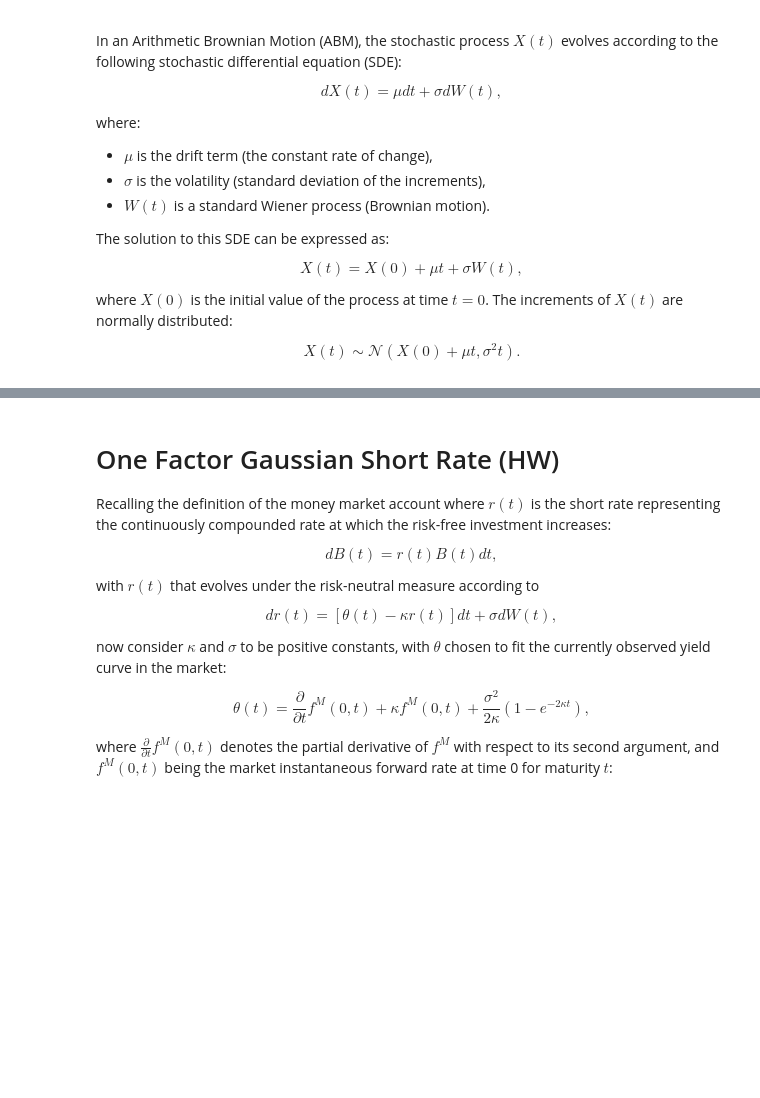
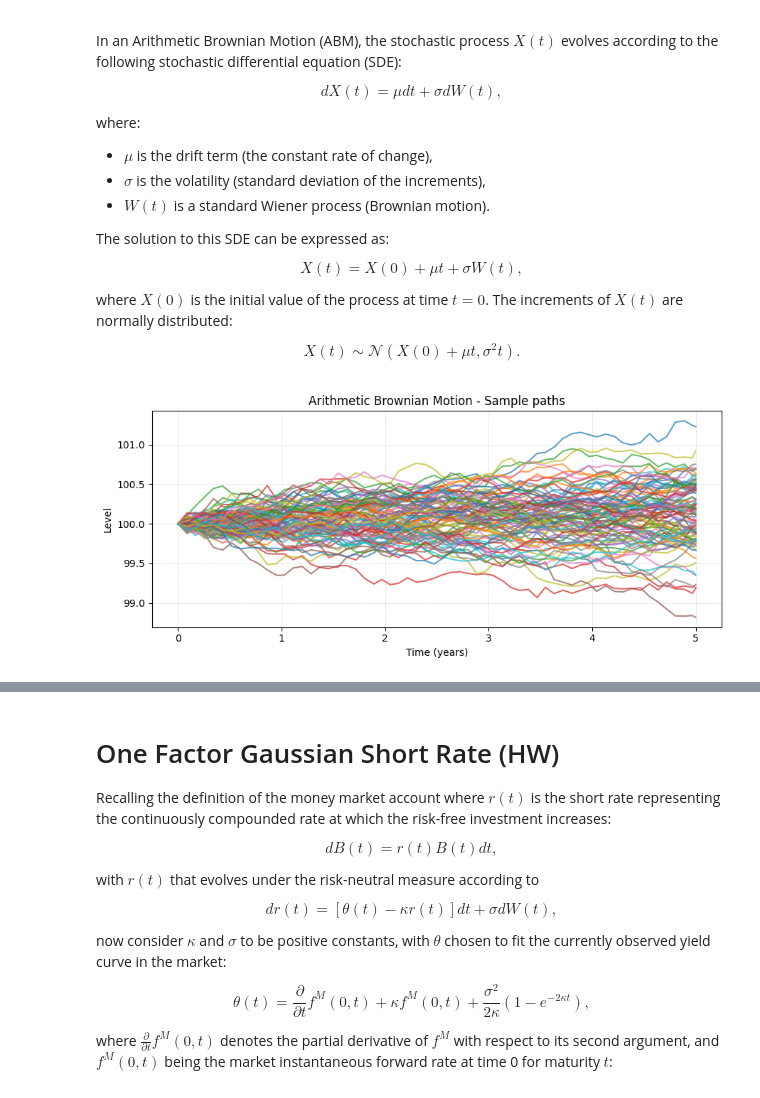
Before and after one commit to andrea220/tqPlayground, a Jupyter notebook: montecarlo.ipynb, the cells around one changed output, grey strips where cells are left out. Saved outputs shown, nothing was run; the diff lists cells and outputs as text; code cells hidden in the pictures; blank space fills up the shorter version.

```diff
--- a/montecarlo.ipynb
+++ b/montecarlo.ipynb
@@ -9,6 +6,0 @@ from datetime import date
-# %%
-tq.Settings.evaluation_date = date(2024, 7, 31)
-
-calendar = tq.TARGET()
-daycounter = tq.DayCounter(tq.DayCounterConvention.Actual360)
-evaluation_date = tq.Settings.evaluation_date
@@ -36,3 +7,13 @@ eur6m_index = tq.IborIndex(calendar, 6, tq.TimeUnit.Months, tq.Currency.EUR)
+# %%
+ref_date = tq.Settings.evaluation_date
+calendar = tq.TARGET()
+end_date = calendar.advance(ref_date, 5, tq.TimeUnit.Years, tq.BusinessDayConvention.ModifiedFollowing)
+
+
+schedule_gen = tq.ScheduleGenerator(calendar, tq.BusinessDayConvention.ModifiedFollowing)
+discretization_grid = schedule_gen.generate(ref_date, end_date, 1, tq.TimeUnit.Months)
+date_grid = tq.DateGrid(discretization_grid, tq.DayCounterConvention.ActualActual)
+time_grid = date_grid.times #[daycounter.year_fraction(ref_date, d) for d in discretization_grid]
 # %% [markdown]
 # Brownian Motion
 
@@ -58,3 +39,21 @@ where $X(0)$ is the initial value of the process at time $t=0$. The increments o
 $$
 X(t) \sim \mathcal{N}(X(0) + \mu t, \sigma^2 t).
 $$
+# %%
+bm = tq.ArithmeticBrownianMotion(mu=0.03, sigma=0.2, x0=100)
+
+n_path = 200000
+z   = tf.random.normal((n_path, len(time_grid)), seed=12, dtype=tf.dtypes.float64)
+s_t = bm.evolve(time_grid, z)
+# %%
+i = 100
+plt.figure(figsize=(9, 4))
+plt.plot(time_grid, tf.transpose(s_t[:i, :]), alpha=0.7)
+plt.xlabel("Time (years)")
+plt.ylabel("Level")
+plt.title("Arithmetic Brownian Motion - Sample paths")
+plt.grid(True, linestyle=":", linewidth=0.5)
+plt.tight_layout()
+plt.show()
+# %% [output]
+[figure, added]
```
Also changed, not shown: parts of 29 cells of this notebook, 12 other files.
